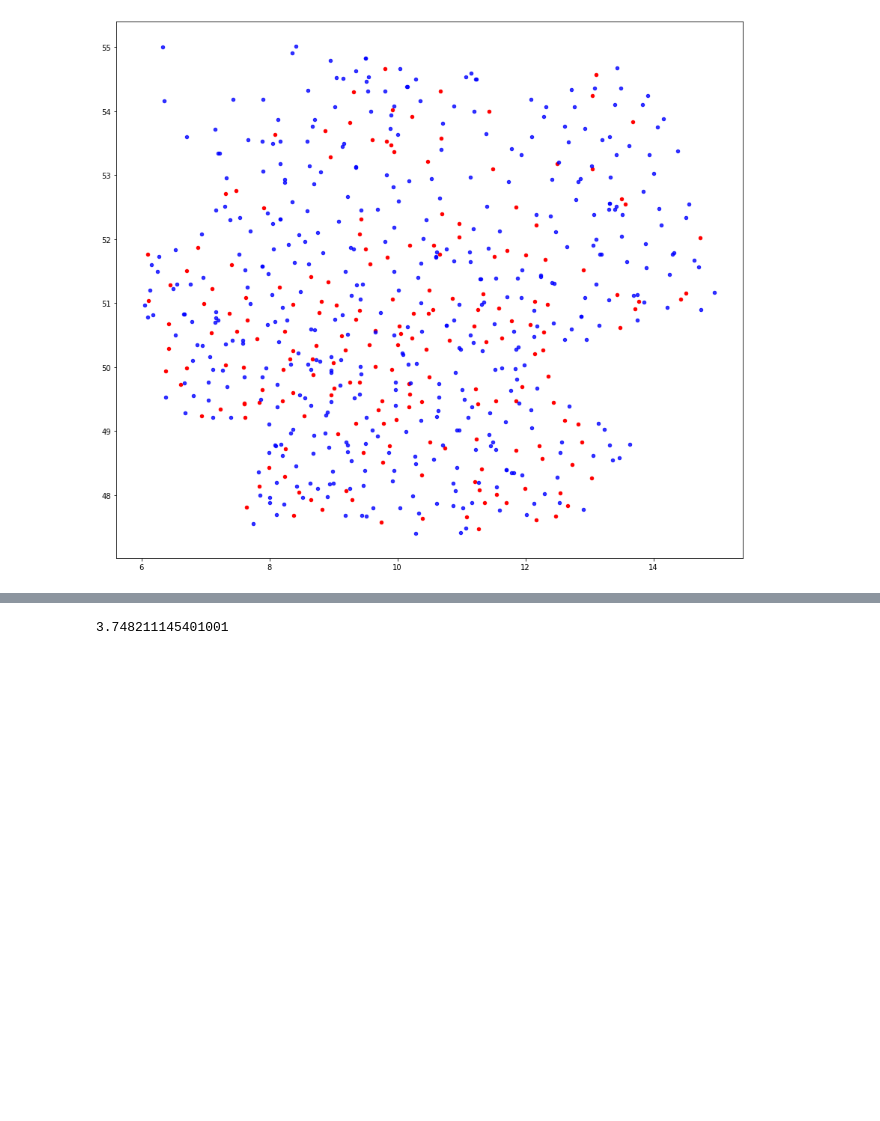
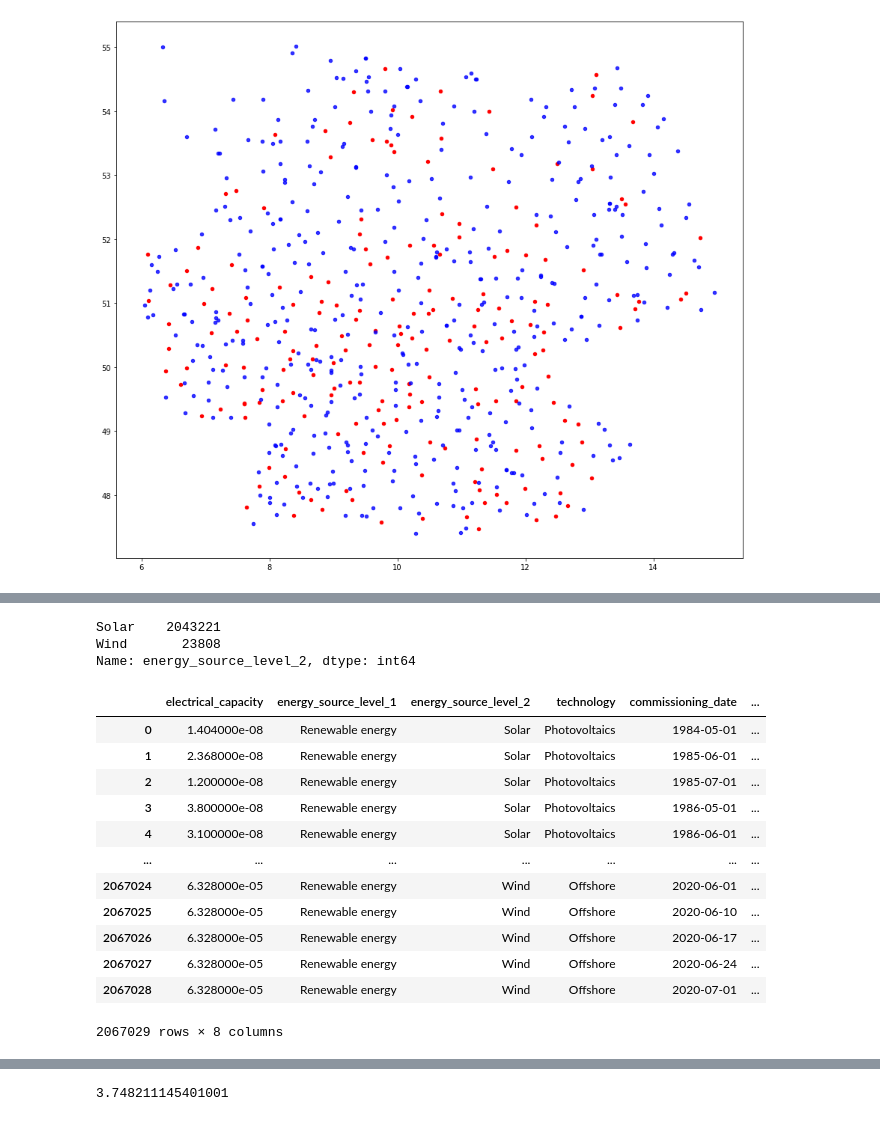
Before and after one commit to Tjarke/Residual_Load, a Jupyter notebook: Data_collection_weather/Cleaning_weather_data.ipynb, the cells around one changed output, grey strips where cells are left out. Saved outputs shown, nothing was run; the diff lists cells and outputs as text; code cells hidden in the pictures; blank space fills up the shorter version.

```diff
--- a/Data_collection_weather/Cleaning_weather_data.ipynb
+++ b/Data_collection_weather/Cleaning_weather_data.ipynb
@@ -635,0 +841,40 @@ geo_df_4.plot(ax=ax, markersize=20, color='blue', marker = 'o', alpha=0.8)
+# %%
+path = '/Users/juangarcia/Documents/Data_Science/03_DSR/Final_Project/erste_repo/Residual_Load/'
+installed_capacities_file = 'Feature_engineering/Installed_capacities_with_geo.csv'
+installed_capacities = pd.read_csv(path+installed_capacities_file)
+
+# drop facilities with inf values for capacity
+installed_capacities = installed_capacities.loc[installed_capacities.electrical_capacity < 1000000]
+# %%
+# normalize data min max scaler. For temperature shift all values to get only positive
+# normalized values
+
+def min_max_normalize_installed_capacity(df, cols_to_not_normalize):
+    # fix the min and max according to phisical properties:
+    feature_range_dict = dict()
+    feature_range_dict['Solar'] = [0, 100000] # total capacity (all energy types) in Germany is around. 200 GW
+    feature_range_dict['Wind'] = [0, 100000]
+
+    cols = df.drop(columns=cols_to_not_normalize).columns
+
+    for col in cols:
+        X_min = feature_range_dict[df.energy_source_level_2.iloc[0]][0]
+        X_max = feature_range_dict[df.energy_source_level_2.iloc[0]][1]
+
+        df[col] /= X_max
+
+    return df
+# %%
+# normalize the data:
+IC_solar = installed_capacities.query('energy_source_level_2 == "Solar"').copy()
+IC_wind = installed_capacities.query('energy_source_level_2 == "Wind"').copy()
+
+cols = ['energy_source_level_1', 'energy_source_level_2', 'technology',
+        'commissioning_date', 'decommissioning_date', 'lon', 'lat']
+
+#del installed_capacities
+
+IC_solar_norm = min_max_normalize_installed_capacity(IC_solar, cols)
+IC_wind_norm = min_max_normalize_installed_capacity(IC_wind, cols)
+
+installed_capacities = pd.concat([IC_solar_norm, IC_wind_norm], ignore_index=True)
@@ -635,0 +888,6 @@ geo_df_4.plot(ax=ax, markersize=20, color='blue', marker = 'o', alpha=0.8)
+# %%
+installed_capacities.energy_source_level_2.value_counts()
+# %% [output]
+Solar    2043221
+Wind       23808
+Name: energy_source_level_2, dtype: int64
@@ -635,0 +997,16 @@ geo_df_4.plot(ax=ax, markersize=20, color='blue', marker = 'o', alpha=0.8)
+# %%
+installed_capacities
+# %% [output]
+|  | electrical_capacity | energy_source_level_1 | energy_source_level_2 | technology | commissioning_date | ... |
+| 0 | 1.404000e-08 | Renewable energy | Solar | Photovoltaics | 1984-05-01 | ... |
+| 1 | 2.368000e-08 | Renewable energy | Solar | Photovoltaics | 1985-06-01 | ... |
+| 2 | 1.200000e-08 | Renewable energy | Solar | Photovoltaics | 1985-07-01 | ... |
+| 3 | 3.800000e-08 | Renewable energy | Solar | Photovoltaics | 1986-05-01 | ... |
+| 4 | 3.100000e-08 | Renewable energy | Solar | Photovoltaics | 1986-06-01 | ... |
+| ... | ... | ... | ... | ... | ... | ... |
+| 2067024 | 6.328000e-05 | Renewable energy | Wind | Offshore | 2020-06-01 | ... |
+| 2067025 | 6.328000e-05 | Renewable energy | Wind | Offshore | 2020-06-10 | ... |
+| 2067026 | 6.328000e-05 | Renewable energy | Wind | Offshore | 2020-06-17 | ... |
+| 2067027 | 6.328000e-05 | Renewable energy | Wind | Offshore | 2020-06-24 | ... |
+| 2067028 | 6.328000e-05 | Renewable energy | Wind | Offshore | 2020-07-01 | ... |
+2067029 rows × 8 columns
```
Also changed, not shown: parts of 41 cells of this notebook, 1 other file.
